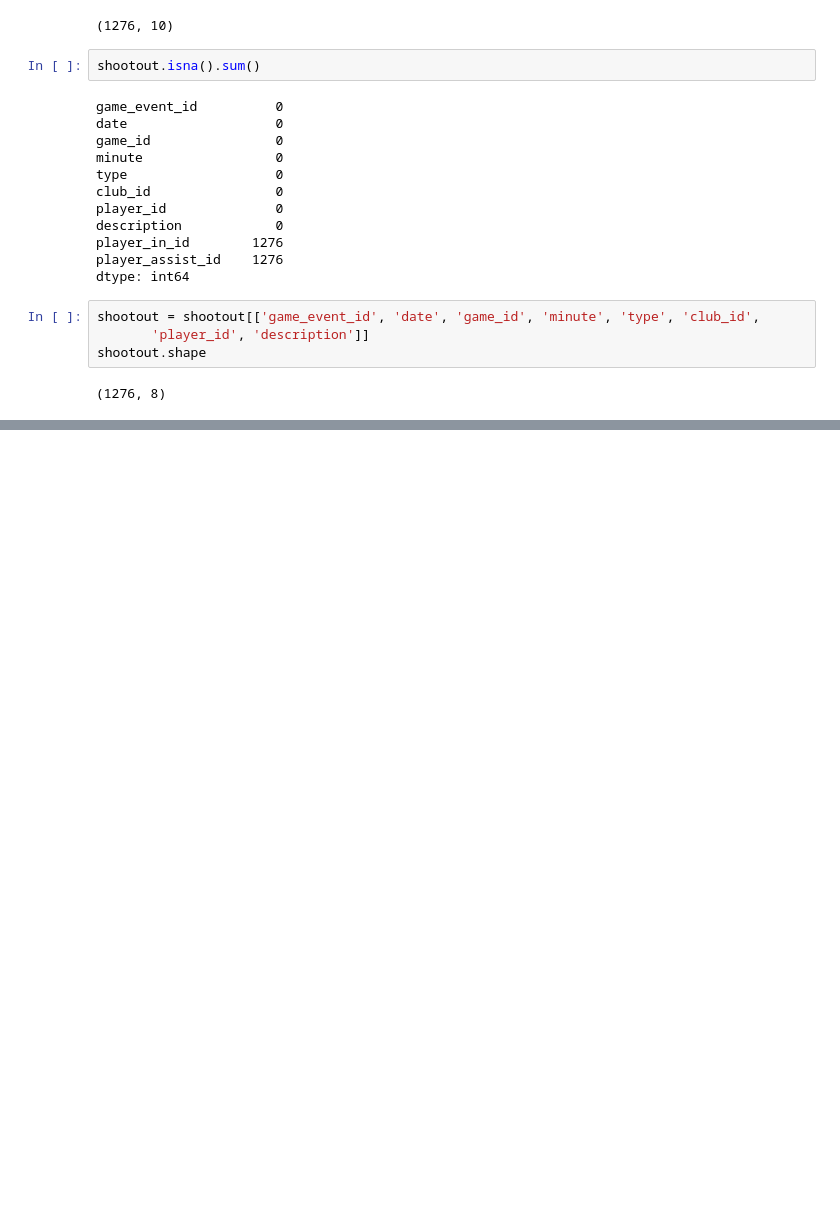
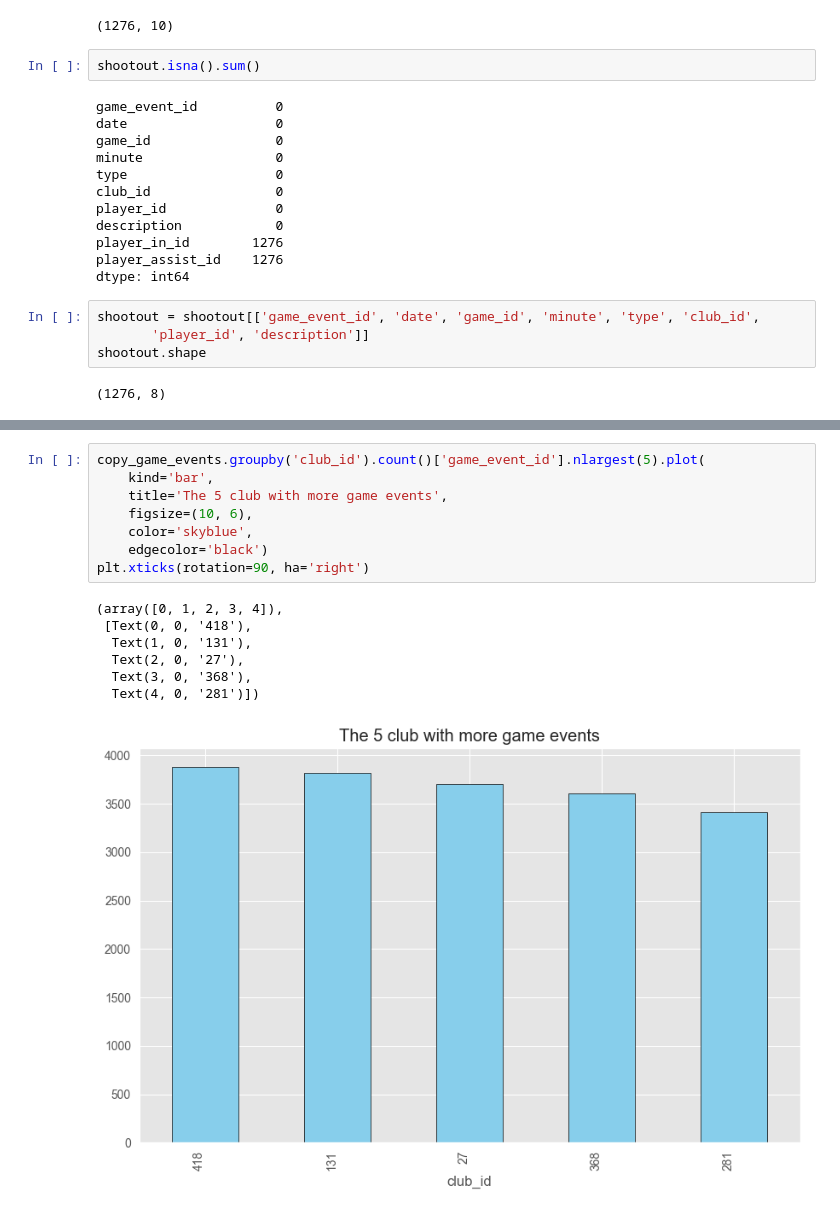
Before and after one commit to Bilguun-Batsaikhan/IUM-TWEB, a Jupyter notebook: Solution/jupyter_notebook/game_events.ipynb, the cells around one changed output, grey strips where cells are left out. Saved outputs shown, nothing was run; the diff lists cells and outputs as text; blank space fills up the shorter version.

```diff
--- a/Solution/jupyter_notebook/game_events.ipynb
+++ b/Solution/jupyter_notebook/game_events.ipynb
@@ -373,0 +535,16 @@ shootout.shape
+# %%
+copy_game_events.groupby('club_id').count()['game_event_id'].nlargest(5).plot(
+    kind='bar',
+    title='The 5 club with more game events',
+    figsize=(10, 6),
+    color='skyblue',
+    edgecolor='black')
+plt.xticks(rotation=90, ha='right')
+# %% [output]
+(array([0, 1, 2, 3, 4]),
+ [Text(0, 0, '418'),
+  Text(1, 0, '131'),
+  Text(2, 0, '27'),
+  Text(3, 0, '368'),
+  Text(4, 0, '281')])
+[figure, added]
```
Also changed, not shown: parts of 53 cells of this notebook, 2 other files.
